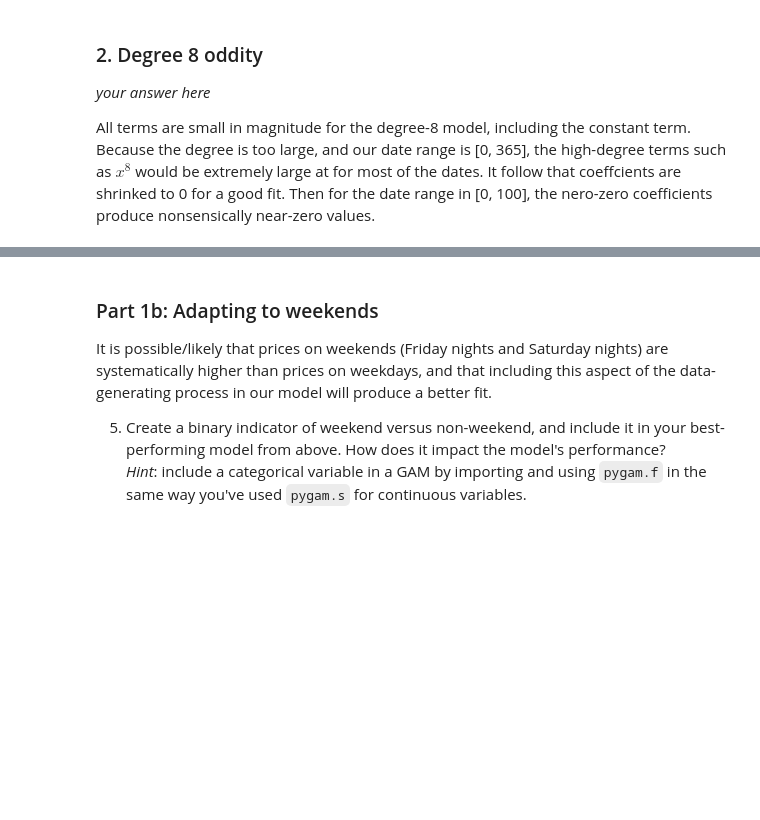
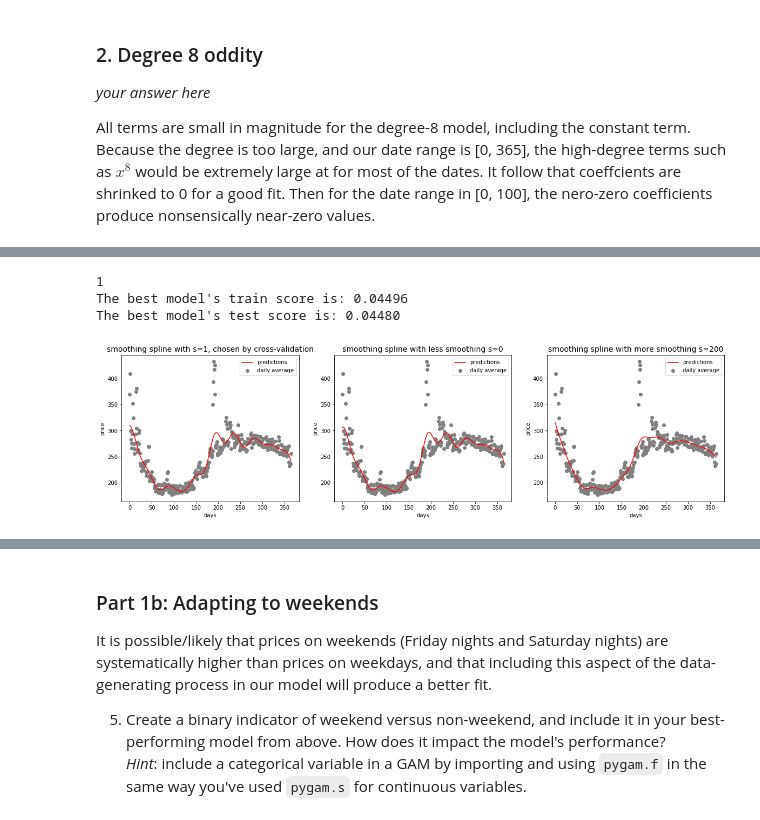
Before and after one commit to Ruby122/2020-CS109B, a Jupyter notebook: content/homeworks/hw01/cs109b_hw1.ipynb, the cells around one changed output, grey strips where cells are left out. Saved outputs shown, nothing was run; the diff lists cells and outputs as text; code cells hidden in the pictures; blank space fills up the shorter version.

```diff
--- a/content/homeworks/hw01/cs109b_hw1.ipynb
+++ b/content/homeworks/hw01/cs109b_hw1.ipynb
@@ -237,0 +236,63 @@ _your answer here_
+# %%
+smoothing = [1, 5, 10, 50, 200]
+# cross validation
+kf = KFold(n_splits=5, random_state=47, shuffle=True)
+# initialize scores
+train_scores = np.zeros((5, len(smoothing)))
+# calculate scores
+for i, (train_index, test_index) in enumerate(kf.split(rent_train)):
+    # split train and test for one fold
+    train_df = rent_train.iloc[train_index, :]
+    test_df = rent_train.iloc[test_index, :]
+    # calculate scores for different smoothness parameters
+    for j, smooth in enumerate(smoothing):
+        gam = LinearGAM(s(0), lam = smooth).fit(train_df[['days']], train_df['price'])
+        train_scores[i,j] = r2_score(train_df['price'], gam.predict(train_df[['days']]))
+# best smoothness based on train scores:
+best_smooth = smoothing[np.argmax(np.mean(train_scores, axis = 0))]
+print(best_smooth)
+# best model fit on whole train data set
+best_model = LinearGAM(s(0), lam = best_smooth).fit(rent_train[['days']], rent_train['price'])
+# best model train and test score
+train_score = r2_score(rent_train['price'], best_model.predict(rent_train[['days']]))
+test_score = r2_score(rent_test['price'], best_model.predict(rent_test[['days']]))
+print('The best model\'s train score is: {:.5f}'.format(train_score))
+print('The best model\'s test score is: {:.5f}'.format(test_score))
+# %% [output]
+1
+The best model's train score is: 0.04496
+The best model's test score is: 0.04480
+# %%
+# plot
+def smooth_plot(model, df, lam, ax, title):
+    # daily average
+    daily_avg = df.groupby(['days'])['price'].mean()
+    # predictions: date range = [0,365], so there are a lot of duplicate dates
+    pred = pd.DataFrame({'days': df['days'], 'pred': model.predict(df['days'])})
+    pred = pred.sort_values('days')
+    pred = pred.drop_duplicates()
+    # plot
+    ax.scatter(daily_avg.index, daily_avg, label = 'daily average', color = 'grey' )
+    ax.plot(pred['days'], pred['pred'], label = 'predictions', c = 'r')
+    ax.set_title(title, size = 14)
+    ax.set_xlabel('days')
+    ax.set_ylabel('price')
+    ax.legend()
+
+fig, axes = plt.subplots(1,3, figsize = (20,5))
+# plot the best model
+title1="smoothing spline with s={}, chosen by cross-validation".format(best_smooth)
+smooth_plot(best_model, rent_train, best_smooth, axes[0], title1)
+# plot with less smoothing
+less_smooth = 0
+model_less = LinearGAM(s(0), lam = less_smooth).fit(rent_train[['days']], rent_train['price'])
+title2="smoothing spline with less smoothing s={}".format(less_smooth)
+smooth_plot(model_less, rent_train, less_smooth, axes[1], title2)
+# plot with more smoothing
+more_smooth = 200
+model_more = LinearGAM(s(0), lam = more_smooth).fit(rent_train[['days']], rent_train['price'])
+title3="smoothing spline with more smoothing s={}".format(more_smooth)
+smooth_plot(model_more, rent_train, more_smooth, axes[2], title3)
+plt.show()
+# %% [output]
+[figure, added]
```
Also changed, not shown: parts of 31 cells of this notebook.
